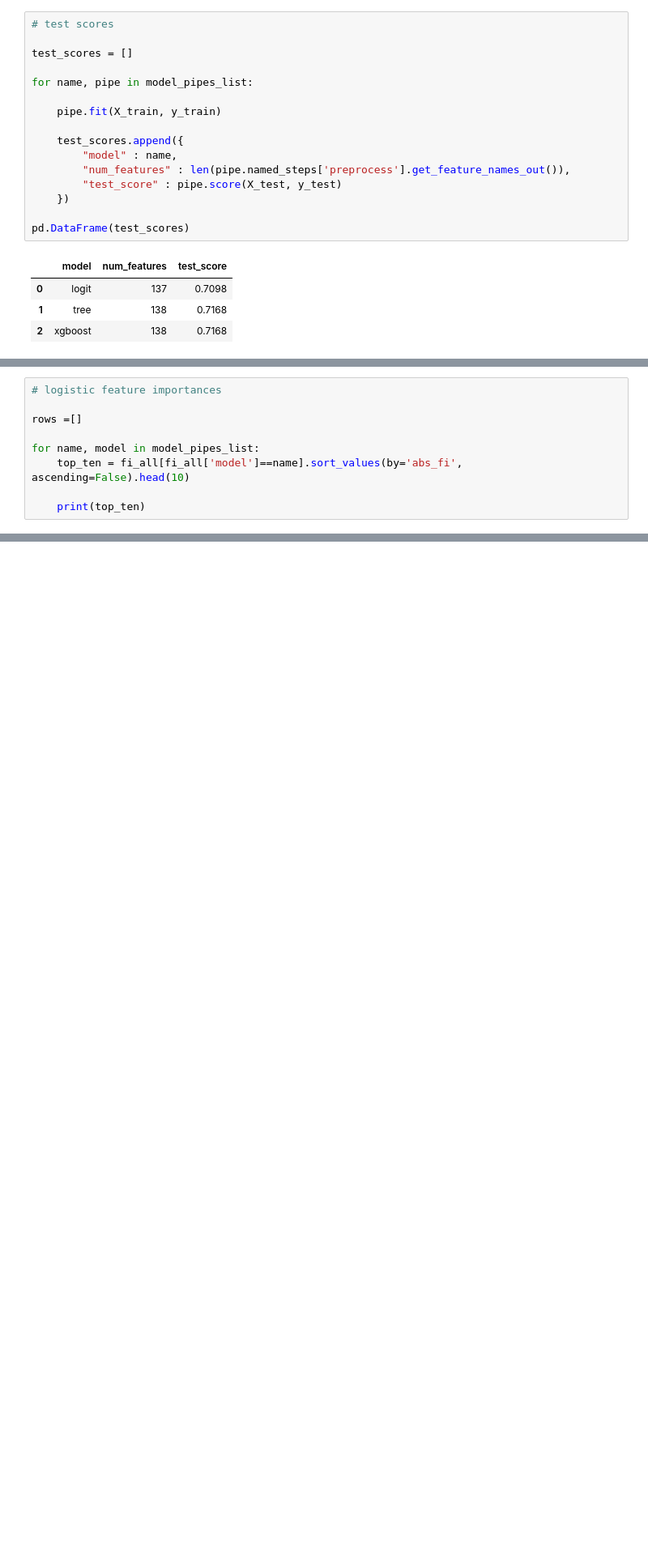
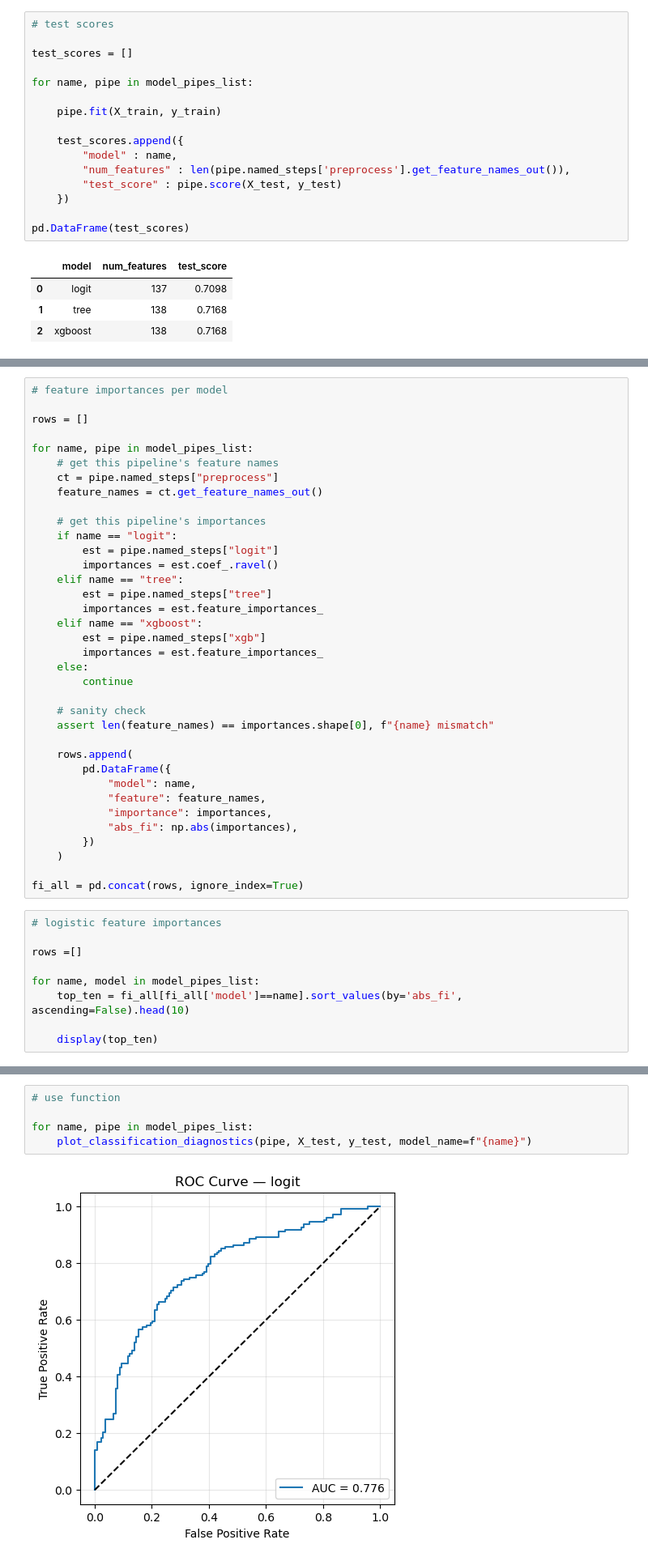
Before and after one commit to LittleBiggler/GreatSchools, a Jupyter notebook: GreatSchools-2025.ipynb, the cells around one changed output, grey strips where cells are left out. Shown at 81% size. Drawn from its saved outputs; the diff is of its cells as text; blank space fills up the shorter version.

```diff
--- a/GreatSchools-2025.ipynb
+++ b/GreatSchools-2025.ipynb
@@ -788,3 +753,39 @@ ValueError: All arrays must be of the same length
+# %%
+# feature importances per model
+
+rows = []
+
+for name, pipe in model_pipes_list:
+    # get this pipeline's feature names
+    ct = pipe.named_steps["preprocess"]
+    feature_names = ct.get_feature_names_out()
+
+    # get this pipeline's importances
+    if name == "logit":
+        est = pipe.named_steps["logit"]
+        importances = est.coef_.ravel()
+    elif name == "tree":
+        est = pipe.named_steps["tree"]
+        importances = est.feature_importances_
+    elif name == "xgboost":
+        est = pipe.named_steps["xgb"]
+        importances = est.feature_importances_
+    else:
+        continue
+
+    # sanity check
+    assert len(feature_names) == importances.shape[0], f"{name} mismatch"
+
+    rows.append(
+        pd.DataFrame({
+            "model": name,
+            "feature": feature_names,
+            "importance": importances,
+            "abs_fi": np.abs(importances),
+        })
+    )
+
+fi_all = pd.concat(rows, ignore_index=True)
 # %%
 # logistic feature importances
 
@@ -793,5 +794,5 @@ rows =[]
 for name, model in model_pipes_list:
     top_ten = fi_all[fi_all['model']==name].sort_values(by='abs_fi', ascending=False).head(10)
 
-    print(top_ten)
+    display(top_ten)
 # %% [output]
@@ -816,0 +897,7 @@ for name, model in model_pipes_list:
+# %%
+# use function
+
+for name, pipe in model_pipes_list:
+    plot_classification_diagnostics(pipe, X_test, y_test, model_name=f"{name}")
+# %% [output]
+[figure, added]
```
Also changed, not shown: parts of 6 cells of this notebook.
